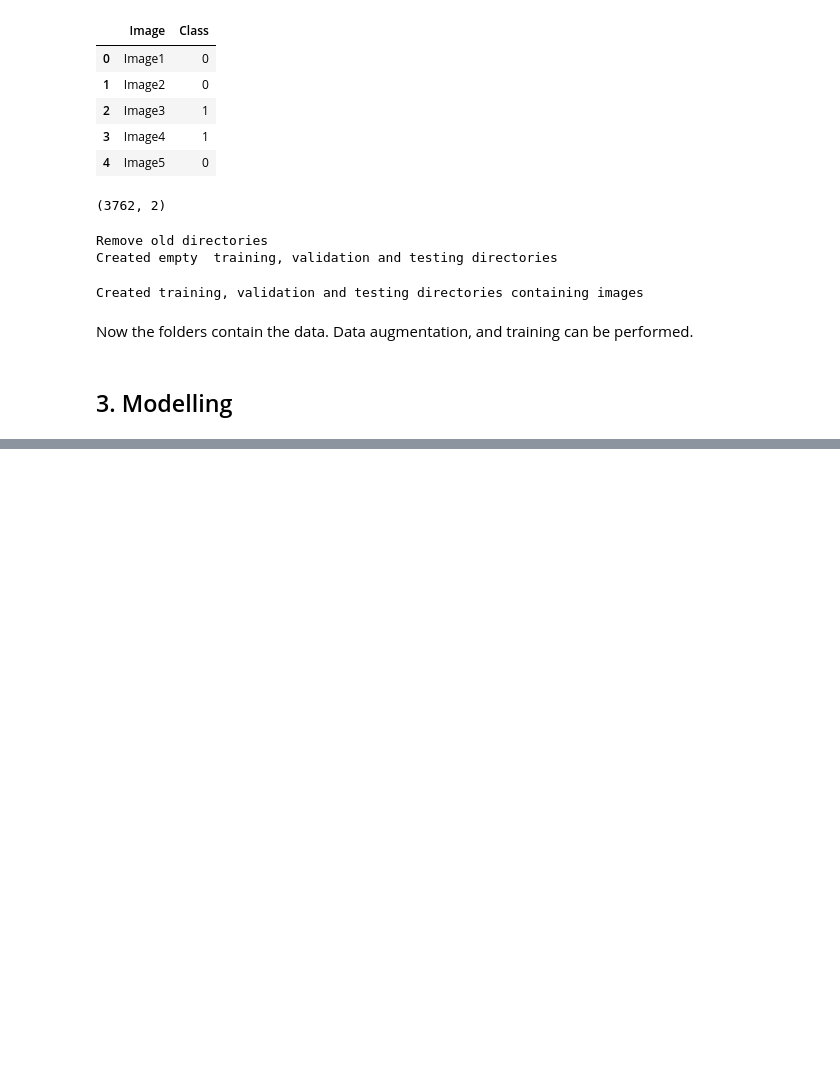
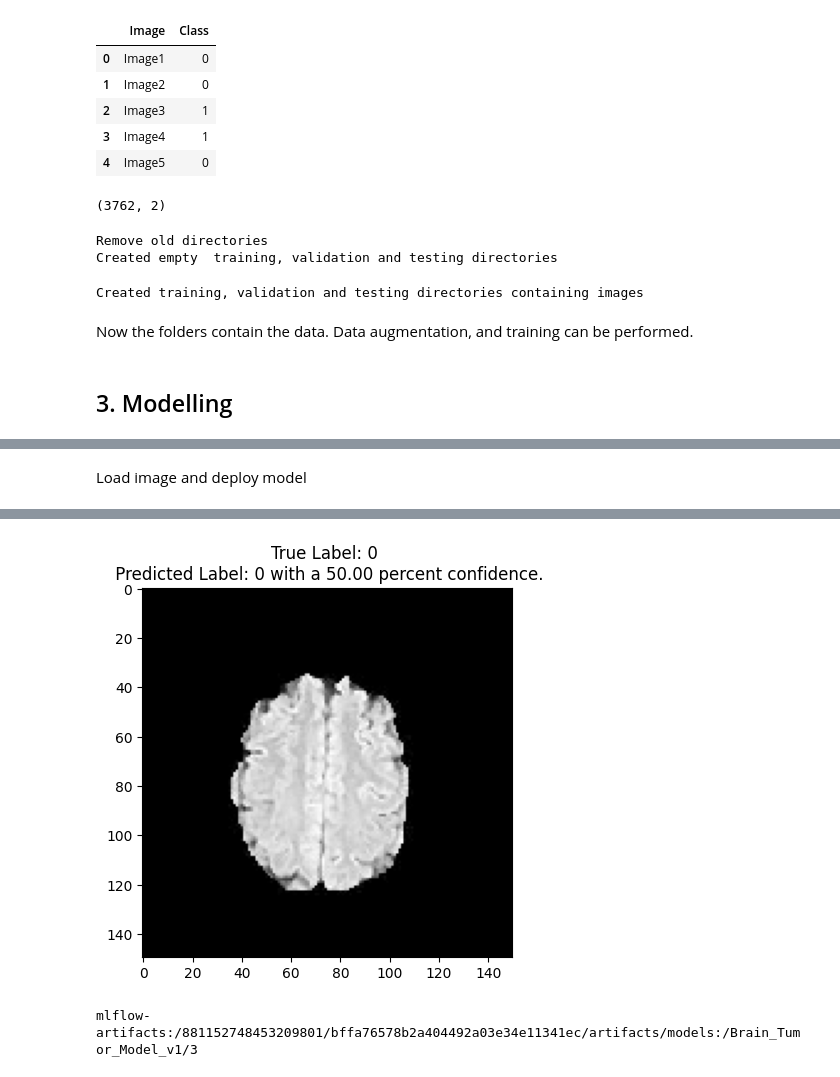
Before and after one commit to maver01/image-segmentation-brain-tumor-detection, a Jupyter notebook: notebooks/short-pipeline.ipynb, the cells around one changed output, grey strips where cells are left out. Cells and saved outputs as stored; diff of their text form; code cells hidden in the pictures; blank space fills up the shorter version.

Commit message:
added documentatioon for MLFlow and cloud connection

```diff
--- a/notebooks/short-pipeline.ipynb
+++ b/notebooks/short-pipeline.ipynb
@@ -129,0 +276,26 @@ Create the generator that already implement data augmentation.
+# %% [markdown]
+Load image and deploy model
+# %%
+testing_base_dir = os.path.join(modelling_base_dir, 'testing')
+# load random image from the testing set
+random_image = random.choice(os.listdir(os.path.join(testing_base_dir, '0')))
+y_true = '0'
+img = image.load_img(os.path.join(testing_base_dir, '0', random_image), target_size=(150, 150))
+
+x = image.img_to_array(img)
+
+x /= 127.5
+x = np.expand_dims(x, axis=0)
+preprocess_images = np.vstack([x])
+
+# predict the label of the image
+classes = model.predict(preprocess_images)
+score = tf.nn.sigmoid(classes[0])
+if classes[0]>0.5:
+    predicted_label = 1
+else:
+    predicted_label = 0
+plt.title(f'True Label: {y_true} \n Predicted Label: {predicted_label} with a {100 * np.max(score):.2f} percent confidence.')
+plt.imshow(img)
+plt.show()
+# %% [output]
@@ -129,0 +303 @@ Create the generator that already implement data augmentation.
+[figure, added]
@@ -129,0 +311,6 @@ Create the generator that already implement data augmentation.
+# %%
+import mlflow
+model_uri = f"models:/{model_name}/{model_version}"
+print(mlflow.get_artifact_uri(model_uri))
+# %% [output]
+mlflow-artifacts:/881152748453209801/bffa76578b2a404492a03e34e11341ec/artifacts/models:/Brain_Tumor_Model_v1/3
```
Also changed, not shown: parts of 16 cells of this notebook, 2 other files.
